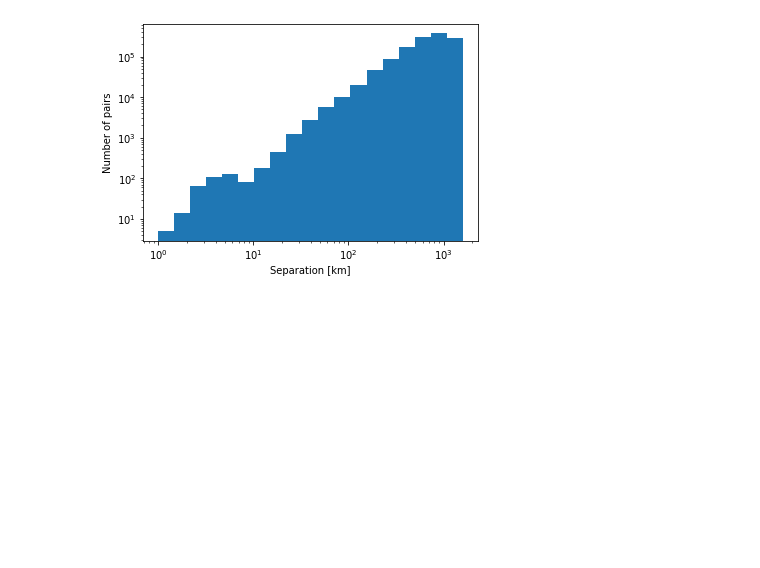
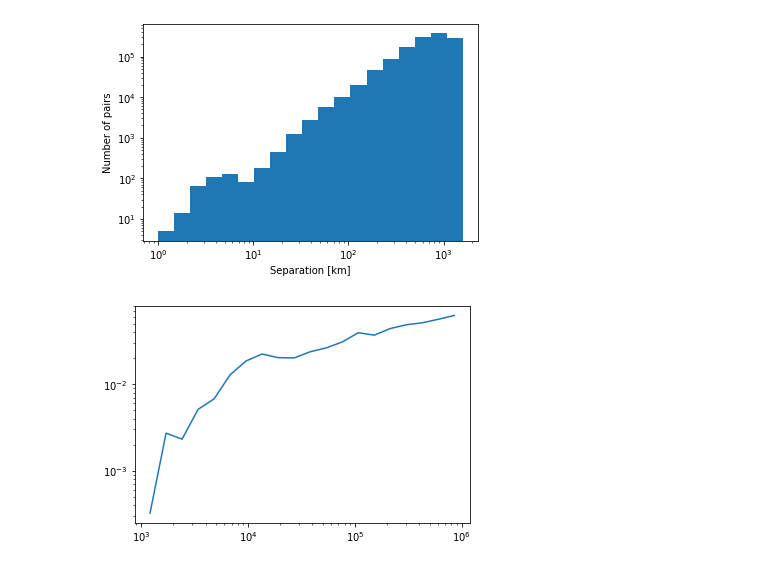
Before and after one commit to dhruvbalwada/GDP-earthcube-meeting-2022, a Jupyter notebook: pair_statistics_single_year.ipynb, the cells around one changed output. Drawn from its saved outputs; the diff is of its cells as text; code cells hidden in the pictures; blank space fills up the shorter version.

```diff
--- a/pair_statistics_single_year.ipynb
+++ b/pair_statistics_single_year.ipynb
@@ -272,3 +278,21 @@ plt.ylabel('Number of pairs')
 # %% [output]
 Text(0, 0.5, 'Number of pairs')
 [figure]
+# %%
+dist_bin = np.logspace(3, 6, 21)
+dist_axis = 0.5*(dist_bin[:-1] + dist_bin[1:])
+# %%
+SF2_ll = np.NaN*np.ones_like(dist_axis)
+for i in range(len(dist_axis)):
+    id = np.logical_and(dist>dist_bin[i],
+                        dist<=dist_bin[i+1])
+
+    SF2_ll[i] = np.nanmean(dul[id]**2)
+# %%
+
+plt.plot(dist_axis, SF2_ll)
+
+plt.xscale('log')
+plt.yscale('log')
+# %% [output]
+[figure, added]
```
Also changed, not shown: parts of 2 cells of this notebook, 7 other files.
